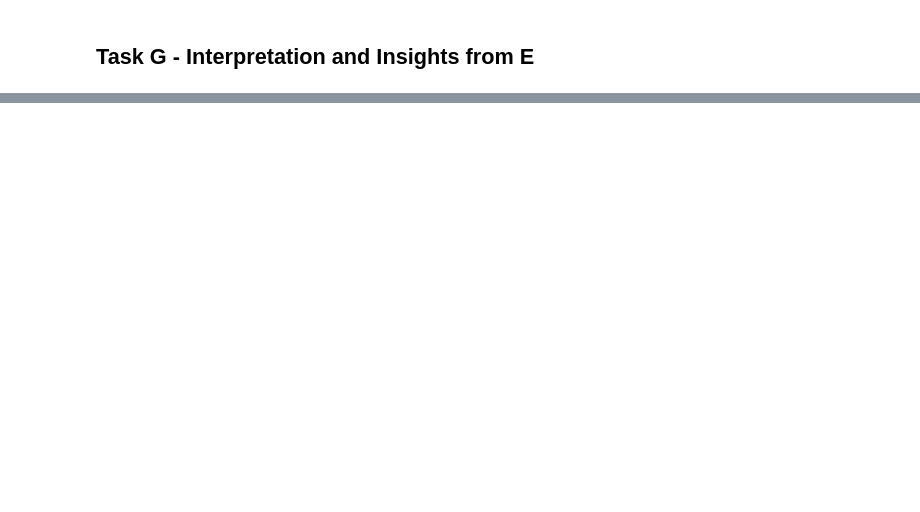
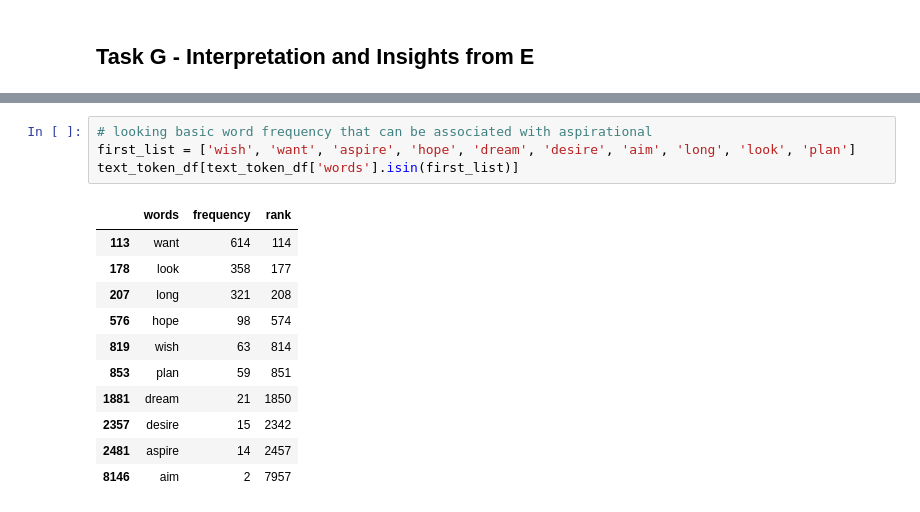
Before and after one commit to vicgpt/Unstructured-Data-Analytics, a Jupyter notebook: Assignment 1 - Car Brands/Car-Brand-Text-Analytics-vishal.ipynb, the cells around one changed output, grey strips where cells are left out. Drawn from its saved outputs; the diff is of its cells as text; blank space fills up the shorter version.

```diff
--- a/Assignment 1 - Car Brands/Car-Brand-Text-Analytics-vishal.ipynb
+++ b/Assignment 1 - Car Brands/Car-Brand-Text-Analytics-vishal.ipynb
@@ -666,0 +675,16 @@ sns.heatmap(brand_attribute_lift.T, annot=True, cmap='coolwarm')
+# %%
+# looking basic word frequency that can be associated with aspirational
+first_list = ['wish', 'want', 'aspire', 'hope', 'dream', 'desire', 'aim', 'long', 'look', 'plan']
+text_token_df[text_token_df['words'].isin(first_list)]
+# %% [output]
+|  | words | frequency | rank |
+| 113 | want | 614 | 114 |
+| 178 | look | 358 | 177 |
+| 207 | long | 321 | 208 |
+| 576 | hope | 98 | 574 |
+| 819 | wish | 63 | 814 |
+| 853 | plan | 59 | 851 |
+| 1881 | dream | 21 | 1850 |
+| 2357 | desire | 15 | 2342 |
+| 2481 | aspire | 14 | 2457 |
+| 8146 | aim | 2 | 7957 |
```
Also changed, not shown: parts of 25 cells of this notebook.
